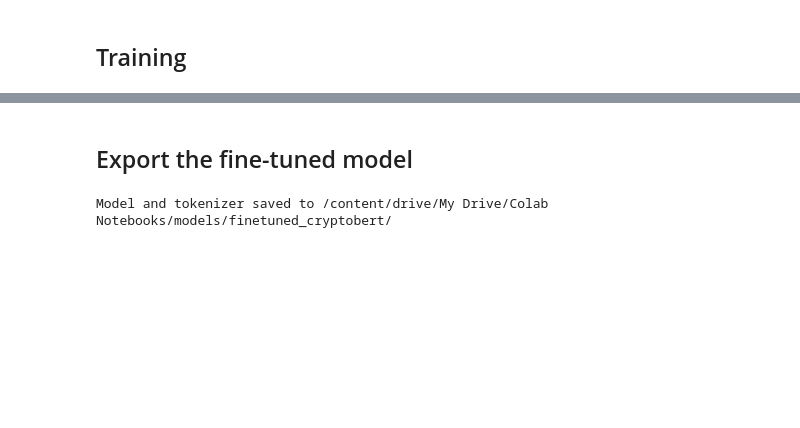
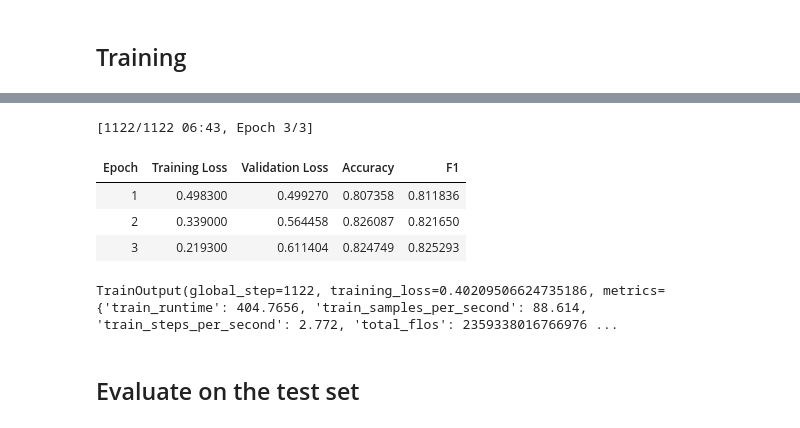
Before and after one commit to hstoklosa/sentix-nlp, a Jupyter notebook: finetuning.ipynb, the cells around one changed output, grey strips where cells are left out. Saved outputs shown, nothing was run; the diff lists cells and outputs as text; code cells hidden in the pictures; blank space fills up the shorter version.

```diff
--- a/finetuning.ipynb
+++ b/finetuning.ipynb
@@ -263,13 +179,64 @@ weighted avg       0.84      0.83      0.84      1495
-# %% [markdown]
-## Export the fine-tuned model
-# %%
-output_dir = os.path.join(ABSOLUTE_PATH, "models/finetuned_cryptobert/")
-if not os.path.exists(output_dir):
-    os.makedirs(output_dir)
-
-model.save_pretrained(output_dir)
-tokenizer.save_pretrained(output_dir)
-
-print(f"Model and tokenizer saved to {output_dir}")
-# %% [output]
-Model and tokenizer saved to /content/drive/My Drive/Colab Notebooks/models/finetuned_cryptobert/
+# %%
+def compute_metrics(eval_pred):
+    logits, labels = eval_pred
+    preds = np.argmax(logits, axis=-1)
+    return {
+        "accuracy": accuracy_score(labels, preds),
+        "f1": f1_score(labels, preds, average="weighted"),
+    }
+
+training_args = TrainingArguments(
+    output_dir=EXPORT_MODEL_DIR,
+    eval_strategy="epoch",
+    save_strategy="epoch",
+    learning_rate=LEARNING_RATE,
+    per_device_train_batch_size=BATCH_SIZE,
+    per_device_eval_batch_size=BATCH_SIZE*2,
+    num_train_epochs=NUM_EPOCHS,
+    warmup_steps=WARMUP_STEPS,
+    weight_decay=WEIGHT_DECAY,
+    metric_for_best_model="accuracy",
+    load_best_model_at_end=True,
+    fp16=True,
+    report_to=["tensorboard"], # no need for wandb
+    logging_dir="./logs",
+    logging_steps=50,
+)
+
+
+# REF: https://discuss.huggingface.co/t/how-can-i-use-class-weights-when-training/1067/7
+class WeightedTrainer(Trainer):
+    def __init__(self, *args, class_weights=None, **kwargs):
+        super().__init__(*args, **kwargs)
+        self.class_weights = class_weights
+
+    # def compute_loss(self, model, inputs, return_outputs=False):
+    def compute_loss(self, model, inputs, return_outputs=False, **kwargs):
+        labels = inputs.pop("labels")
+        outputs = model(**inputs)
+        logits = outputs.logits
+        loss_fct = nn.CrossEntropyLoss(weight=self.class_weights)
+        loss = loss_fct(logits.view(-1, model.config.num_labels), labels.view(-1))
+        return (loss, outputs) if return_outputs else loss
+
+trainer = WeightedTrainer(
+    model=model,
+    args=training_args,
+    train_dataset=train_dataset,
+    eval_dataset=val_dataset,
+    tokenizer=tokenizer,
+    # data_collator=data_collator,
+    compute_metrics=compute_metrics,
+    class_weights=class_weights
+)
+
+trainer.train()
+# %% [output]
+[1122/1122 06:43, Epoch 3/3]
+| Epoch | Training Loss | Validation Loss | Accuracy | F1 |
+| 1 | 0.498300 | 0.499270 | 0.807358 | 0.811836 |
+| 2 | 0.339000 | 0.564458 | 0.826087 | 0.821650 |
+| 3 | 0.219300 | 0.611404 | 0.824749 | 0.825293 |
+TrainOutput(global_step=1122, training_loss=0.40209506624735186, metrics={'train_runtime': 404.7656, 'train_samples_per_second': 88.614, 'train_steps_per_second': 2.772, 'total_flos': 2359338016766976 ...
+# %% [markdown]
+## Evaluate on the test set
```
Also changed, not shown: parts of 26 cells of this notebook.
